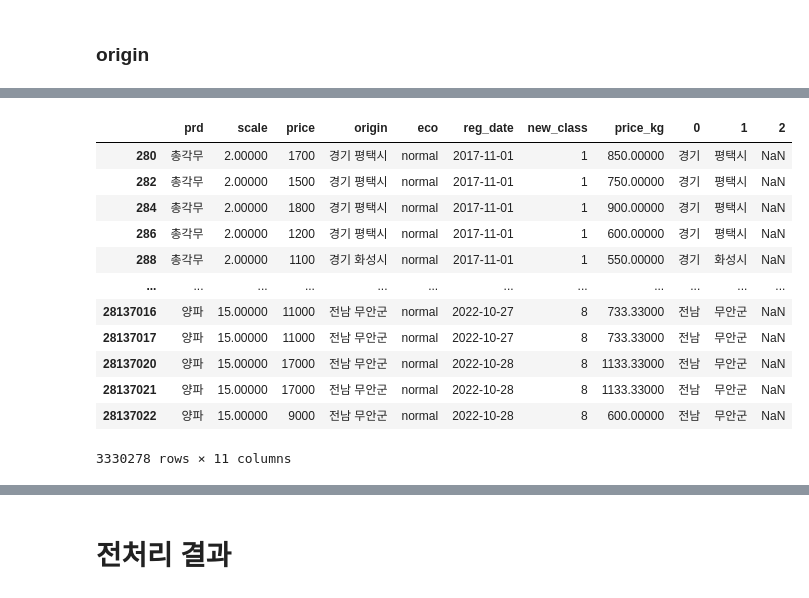
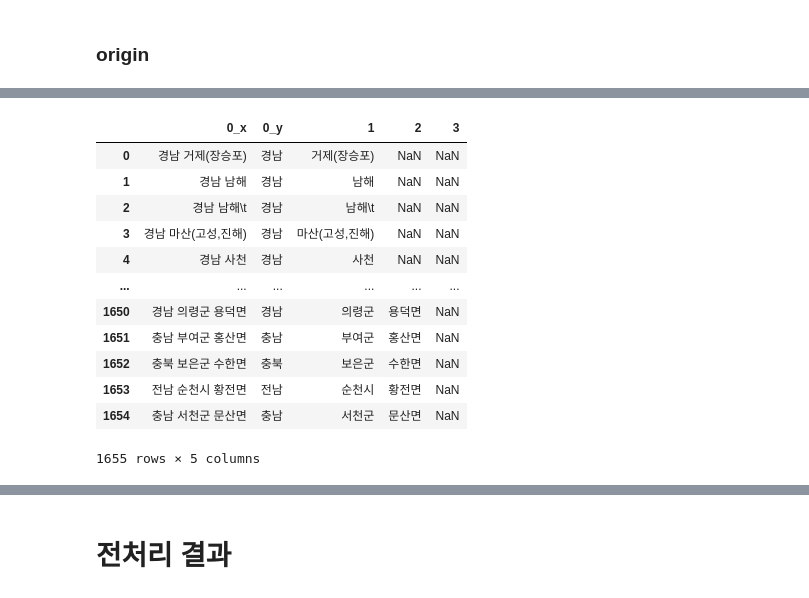
Before and after one commit to LUCI031/grocery_auction, a Jupyter notebook: pre_processing/pre_processing_new.ipynb, the cells around one changed output, grey strips where cells are left out. Drawn from its saved outputs; the diff is of its cells as text; code cells hidden in the pictures.

```diff
--- a/pre_processing/pre_processing_new.ipynb
+++ b/pre_processing/pre_processing_new.ipynb
@@ -13,5 +13,9 @@ import matplotlib.pyplot as plt
 import seaborn as sns
 import datetime as dt
 import re
+# %%
+# 보기 옵션
+pd.set_option('display.max_columns', 500)
+pd.set_option('display.max_rows', 500)
 # %%
 # 데이터 불러오기
@@ -699,2 +755,5 @@ Name: price_kg, dtype: float64
+# %%
+address2 = "/Users/luci031/Desktop/Coding/g_auction/data_ingredients/auction_mid2.parquet"
+df3 = pd.read_parquet(address2)
 # %% [markdown]
 ### origin
@@ -722,24 +782,24 @@ array(['경기 평택시', '경기 화성시', '충남 태안군', '충남 천
+# %%
+a = pd.DataFrame(df3['origin'].unique())
 # %%
-# 해당 조건에 맞는 값 추출
-
-splits = df3['origin'].str.split(' ')
+splits = a[0].str.split(' ')
 cacul = splits.apply(lambda x: pd.Series(x))
-df66 = pd.merge(df3,cacul, left_index=True, right_index=True, how='inner')
+df66 = pd.merge(a,cacul, left_index=True, right_index=True, how='inner')
 df66
 # %% [output]
-|  | prd | scale | price | origin | eco | reg_date | new_class | price_kg | 0 | 1 | 2 |
-| 280 | 총각무 | 2.00000 | 1700 | 경기 평택시 | normal | 2017-11-01 | 1 | 850.00000 | 경기 | 평택시 | NaN |
-| 282 | 총각무 | 2.00000 | 1500 | 경기 평택시 | normal | 2017-11-01 | 1 | 750.00000 | 경기 | 평택시 | NaN |
-| 284 | 총각무 | 2.00000 | 1800 | 경기 평택시 | normal | 2017-11-01 | 1 | 900.00000 | 경기 | 평택시 | NaN |
-| 286 | 총각무 | 2.00000 | 1200 | 경기 평택시 | normal | 2017-11-01 | 1 | 600.00000 | 경기 | 평택시 | NaN |
-| 288 | 총각무 | 2.00000 | 1100 | 경기 화성시 | normal | 2017-11-01 | 1 | 550.00000 | 경기 | 화성시 | NaN |
-| ... | ... | ... | ... | ... | ... | ... | ... | ... | ... | ... | ... |
-| 28137016 | 양파 | 15.00000 | 11000 | 전남 무안군 | normal | 2022-10-27 | 8 | 733.33000 | 전남 | 무안군 | NaN |
-| 28137017 | 양파 | 15.00000 | 11000 | 전남 무안군 | normal | 2022-10-27 | 8 | 733.33000 | 전남 | 무안군 | NaN |
-| 28137020 | 양파 | 15.00000 | 17000 | 전남 무안군 | normal | 2022-10-28 | 8 | 1133.33000 | 전남 | 무안군 | NaN |
-| 28137021 | 양파 | 15.00000 | 17000 | 전남 무안군 | normal | 2022-10-28 | 8 | 1133.33000 | 전남 | 무안군 | NaN |
-| 28137022 | 양파 | 15.00000 | 9000 | 전남 무안군 | normal | 2022-10-28 | 8 | 600.00000 | 전남 | 무안군 | NaN |
+|  | 0_x | 0_y | 1 | 2 | 3 |
+| 0 | 경남 거제(장승포) | 경남 | 거제(장승포) | NaN | NaN |
+| 1 | 경남 남해 | 경남 | 남해 | NaN | NaN |
+| 2 | 경남 남해\t | 경남 | 남해\t | NaN | NaN |
+| 3 | 경남 마산(고성,진해) | 경남 | 마산(고성,진해) | NaN | NaN |
+| 4 | 경남 사천 | 경남 | 사천 | NaN | NaN |
+| ... | ... | ... | ... | ... | ... |
+| 1650 | 경남 의령군 용덕면 | 경남 | 의령군 | 용덕면 | NaN |
+| 1651 | 충남 부여군 홍산면 | 충남 | 부여군 | 홍산면 | NaN |
+| 1652 | 충북 보은군 수한면 | 충북 | 보은군 | 수한면 | NaN |
+| 1653 | 전남 순천시 황전면 | 전남 | 순천시 | 황전면 | NaN |
+| 1654 | 충남 서천군 문산면 | 충남 | 서천군 | 문산면 | NaN |
-3330278 rows × 11 columns
+1655 rows × 5 columns
 # %%
 # 세부 카테고리 정리 (state, city 편집 시 여기서 시작)
 
```
Also changed, not shown: parts of 84 cells of this notebook, 6 other files.
